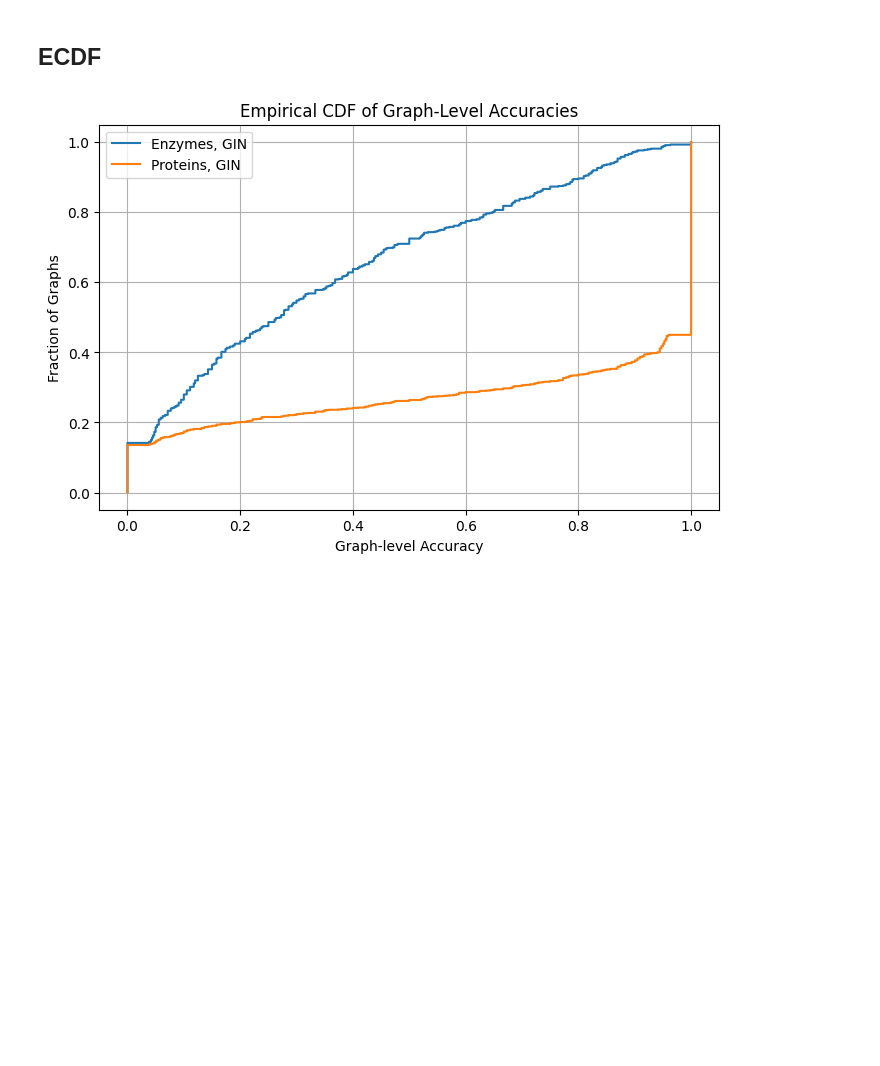
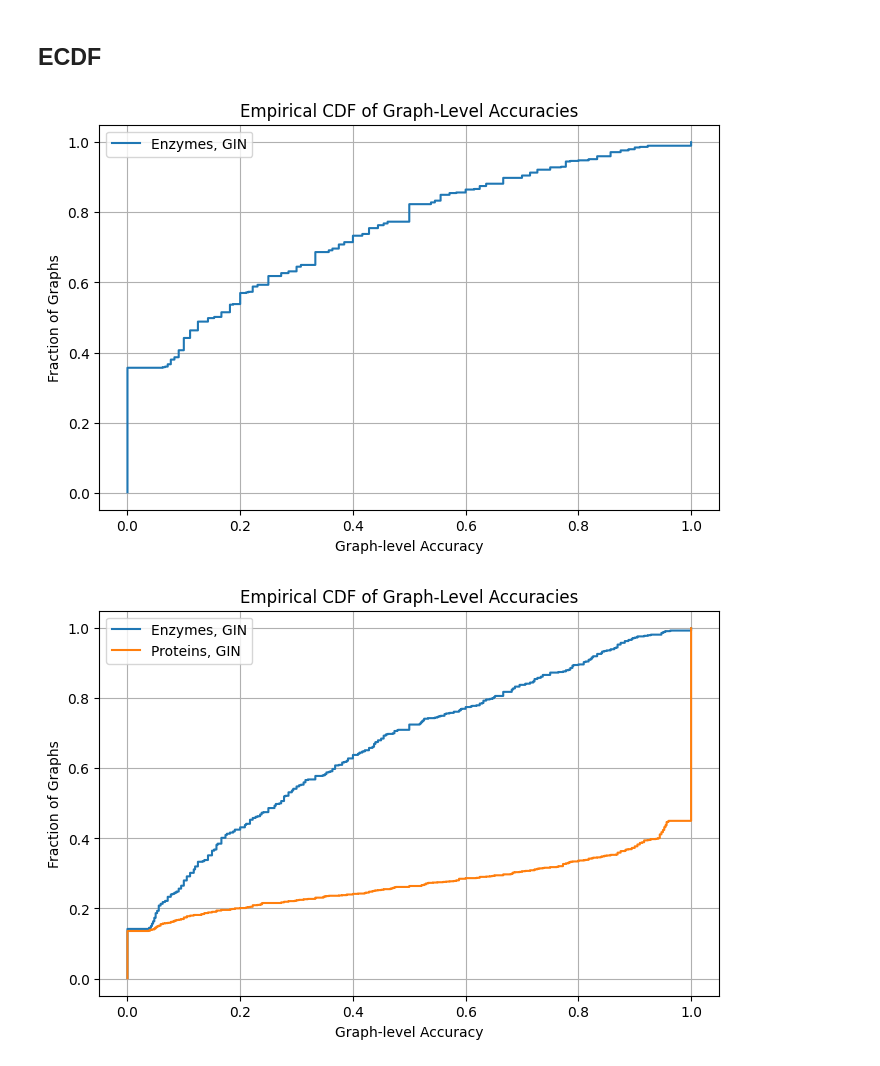
Before and after one commit to LFesser97/graph_moes, a Jupyter notebook: accuracy_histograms.ipynb, the cells around one changed output. Cells and saved outputs as stored; diff of their text form; code cells hidden in the pictures; blank space fills up the shorter version.

Commit message:
Added Unitary Layers

```diff
--- a/accuracy_histograms.ipynb
+++ b/accuracy_histograms.ipynb
@@ -319,3 +326,25 @@ plt.show()
+# %%
+# MLP
+
+with open('results/4_layers/enzymes_MLP_None_graph_dict.pickle', 'rb') as handle:
+    enzymes_dict = pickle.load(handle)
+
+enzymes_avgs = [np.mean(value) for value in enzymes_dict.values()]
+# %%
+x1, y1 = compute_ecdf(enzymes_avgs)
+
+# Plot both ECDFs on the same figure
+plt.figure(figsize=(8, 5))
+plt.step(x1, y1, where='post', label='Enzymes, GIN')
+# plt.step(x2, y2, where='post', label='Proteins, GIN')
+plt.xlabel('Graph-level Accuracy')
+plt.ylabel('Fraction of Graphs')
+plt.title('Empirical CDF of Graph-Level Accuracies')
+plt.grid(True)
+plt.legend()
+plt.show()
+# %% [output]
+[figure, added]
 # %%
 # open 187_graph_dict.pickle in the results folder
 
```
Also changed, not shown: parts of 2 cells of this notebook, 9 other files.
